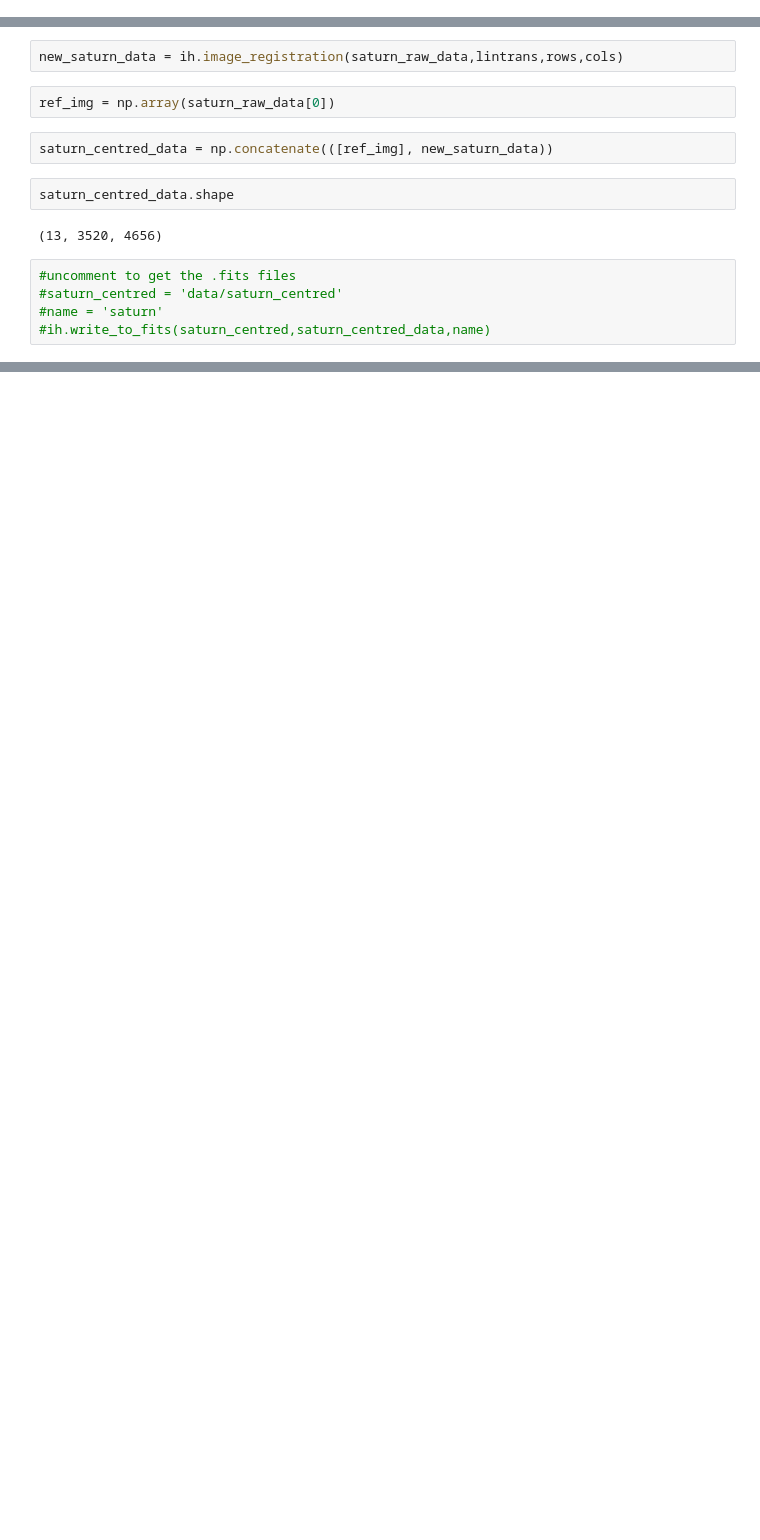
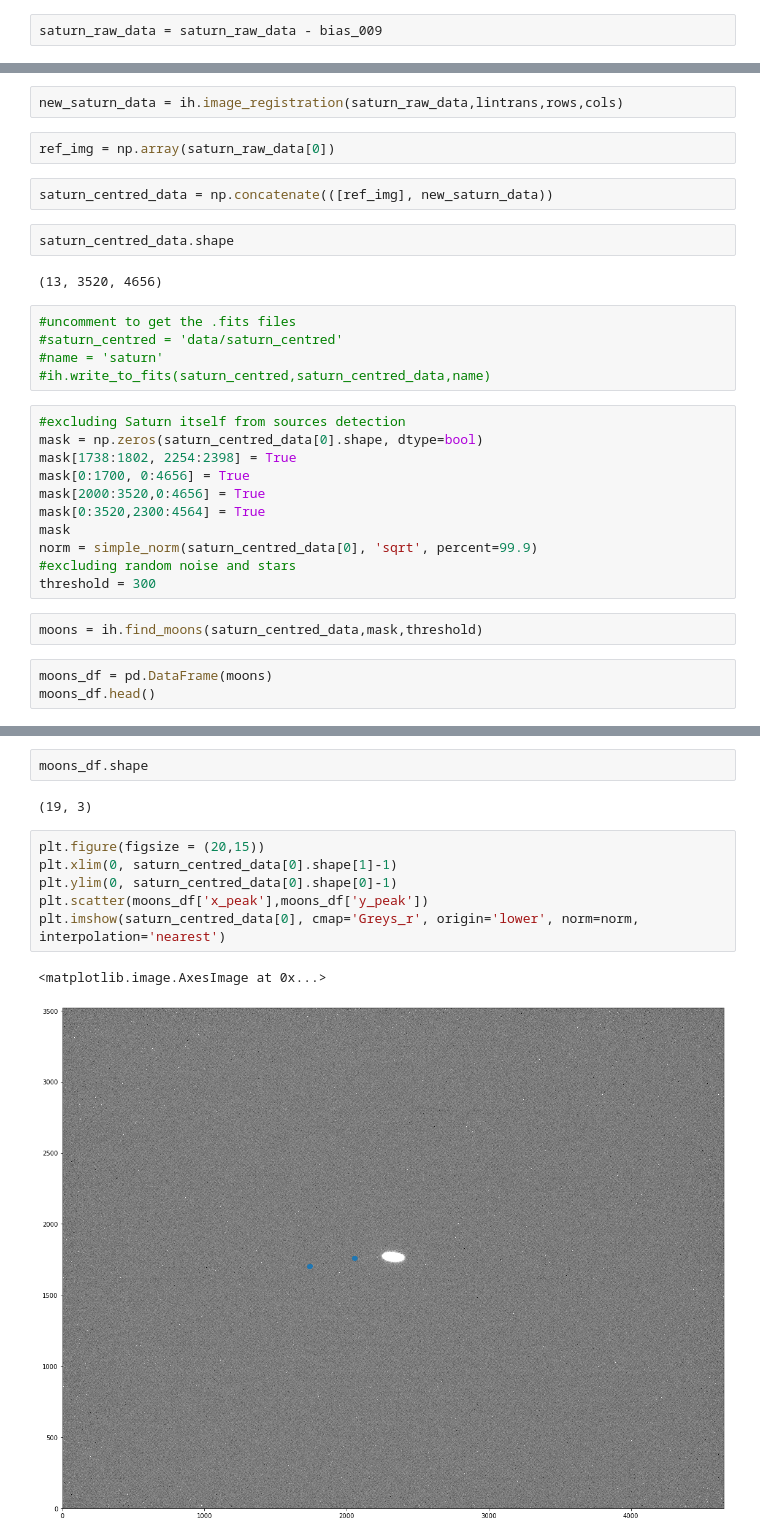
Before and after one commit to DIaDaynaDay/jupiter-insight, a Jupyter notebook: saturn_centering .ipynb, the cells around one changed output, grey strips where cells are left out. Cells and saved outputs as stored; diff of their text form; blank space fills up the shorter version.

Commit message:
tried to find moons of Saturn

```diff
--- a/saturn_centering .ipynb
+++ b/saturn_centering .ipynb
@@ -16,6 +43,8 @@ plt.imshow(saturn_raw_data[0])
 # %% [output]
 <matplotlib.image.AxesImage at 0x...>
 [figure]
+# %%
+saturn_raw_data = saturn_raw_data - bias_009
 # %%
 x0, y0 = centroid_quadratic(saturn_raw_data[0], fit_boxsize = 1000)
 print(x0,y0)
@@ -49,3 +78,19 @@ saturn_centred_data.shape
 #saturn_centred = 'data/saturn_centred'
 #name = 'saturn'
 #ih.write_to_fits(saturn_centred,saturn_centred_data,name)
+# %%
+#excluding Saturn itself from sources detection
+mask = np.zeros(saturn_centred_data[0].shape, dtype=bool)
+mask[1738:1802, 2254:2398] = True
+mask[0:1700, 0:4656] = True
+mask[2000:3520,0:4656] = True
+mask[0:3520,2300:4564] = True
+mask
+norm = simple_norm(saturn_centred_data[0], 'sqrt', percent=99.9)
+#excluding random noise and stars
+threshold = 300
+# %%
+moons = ih.find_moons(saturn_centred_data,mask,threshold)
+# %%
+moons_df = pd.DataFrame(moons)
+moons_df.head()
@@ -51,0 +104,13 @@ saturn_centred_data.shape
+# %%
+moons_df.shape
+# %% [output]
+(19, 3)
+# %%
+plt.figure(figsize = (20,15))
+plt.xlim(0, saturn_centred_data[0].shape[1]-1)
+plt.ylim(0, saturn_centred_data[0].shape[0]-1)
+plt.scatter(moons_df['x_peak'],moons_df['y_peak'])
+plt.imshow(saturn_centred_data[0], cmap='Greys_r', origin='lower', norm=norm, interpolation='nearest')
+# %% [output]
+<matplotlib.image.AxesImage at 0x...>
+[figure, added]
```
Also changed, not shown: parts of 12 cells of this notebook, 4 other files.
